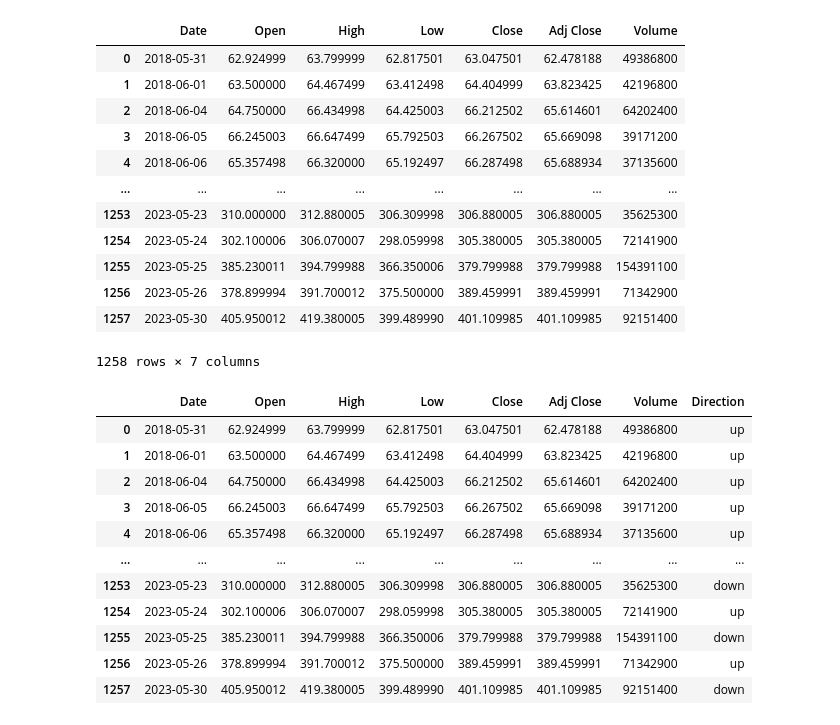
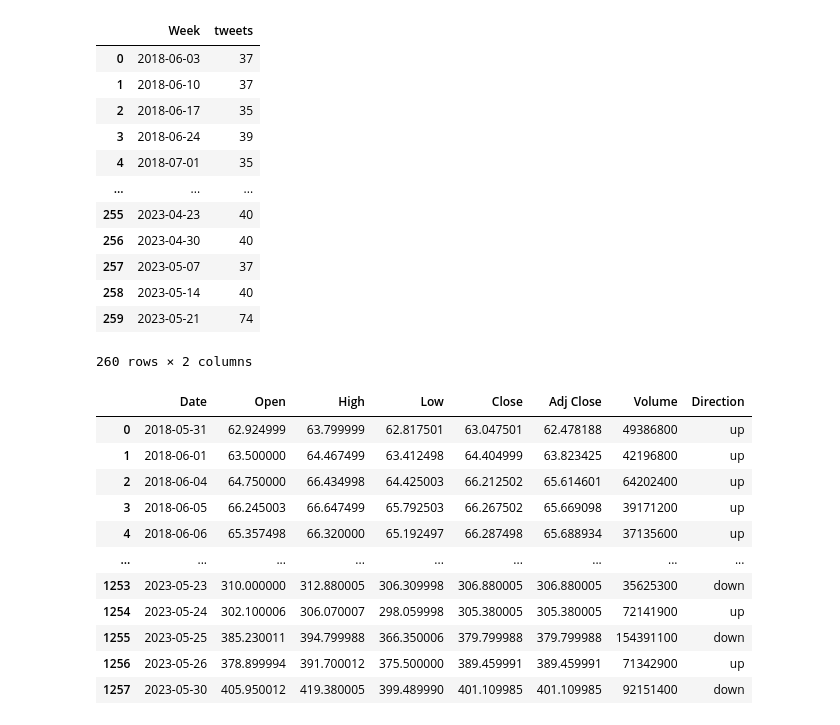
Before and after one commit to Tniemeijer/Data_science_3, a Jupyter notebook: supervised/portfolio_assignment_5b.ipynb, the cells around one changed output. Saved outputs shown, nothing was run; the diff lists cells and outputs as text; code cells hidden in the pictures.

```diff
--- a/supervised/portfolio_assignment_5b.ipynb
+++ b/supervised/portfolio_assignment_5b.ipynb
@@ -1,20 +1,28 @@
-# %%
-import pandas as pd
-
-NV_df = pd.read_csv('DATA/NVDA.csv')
-
-NV_df
-# %% [output]
-|  | Date | Open | High | Low | Close | Adj Close | Volume |
-| 0 | 2018-05-31 | 62.924999 | 63.799999 | 62.817501 | 63.047501 | 62.478188 | 49386800 |
-| 1 | 2018-06-01 | 63.500000 | 64.467499 | 63.412498 | 64.404999 | 63.823425 | 42196800 |
-| 2 | 2018-06-04 | 64.750000 | 66.434998 | 64.425003 | 66.212502 | 65.614601 | 64202400 |
-| 3 | 2018-06-05 | 66.245003 | 66.647499 | 65.792503 | 66.267502 | 65.669098 | 39171200 |
-| 4 | 2018-06-06 | 65.357498 | 66.320000 | 65.192497 | 66.287498 | 65.688934 | 37135600 |
-| ... | ... | ... | ... | ... | ... | ... | ... |
-| 1253 | 2023-05-23 | 310.000000 | 312.880005 | 306.309998 | 306.880005 | 306.880005 | 35625300 |
-| 1254 | 2023-05-24 | 302.100006 | 306.070007 | 298.059998 | 305.380005 | 305.380005 | 72141900 |
-| 1255 | 2023-05-25 | 385.230011 | 394.799988 | 366.350006 | 379.799988 | 379.799988 | 154391100 |
-| 1256 | 2023-05-26 | 378.899994 | 391.700012 | 375.500000 | 389.459991 | 389.459991 | 71342900 |
-| 1257 | 2023-05-30 | 405.950012 | 419.380005 | 399.489990 | 401.109985 | 401.109985 | 92151400 |
-1258 rows × 7 columns
+# %%
+import pandas as pd
+
+NV_df = pd.read_csv('DATA/NVDA.csv')
+tweets_df = pd.read_csv("DATA/multiTimeline.csv",skiprows=2)
+
+tweets_df["Week"] = tweets_df["Week"].astype("datetime64[D]")
+
+NV_df["Date"] = NV_df["Date"].astype("datetime64[D]")
+
+
+tweets_df = tweets_df.rename(columns={"NVIDIA: (Wereldwijd)":"tweets"})
+
+tweets_df
+# %% [output]
+|  | Week | tweets |
+| 0 | 2018-06-03 | 37 |
+| 1 | 2018-06-10 | 37 |
+| 2 | 2018-06-17 | 35 |
+| 3 | 2018-06-24 | 39 |
+| 4 | 2018-07-01 | 35 |
+| ... | ... | ... |
+| 255 | 2023-04-23 | 40 |
+| 256 | 2023-04-30 | 40 |
+| 257 | 2023-05-07 | 37 |
+| 258 | 2023-05-14 | 40 |
+| 259 | 2023-05-21 | 74 |
+260 rows × 2 columns
```
Also changed, not shown: parts of 4 cells of this notebook, 1 other file.
